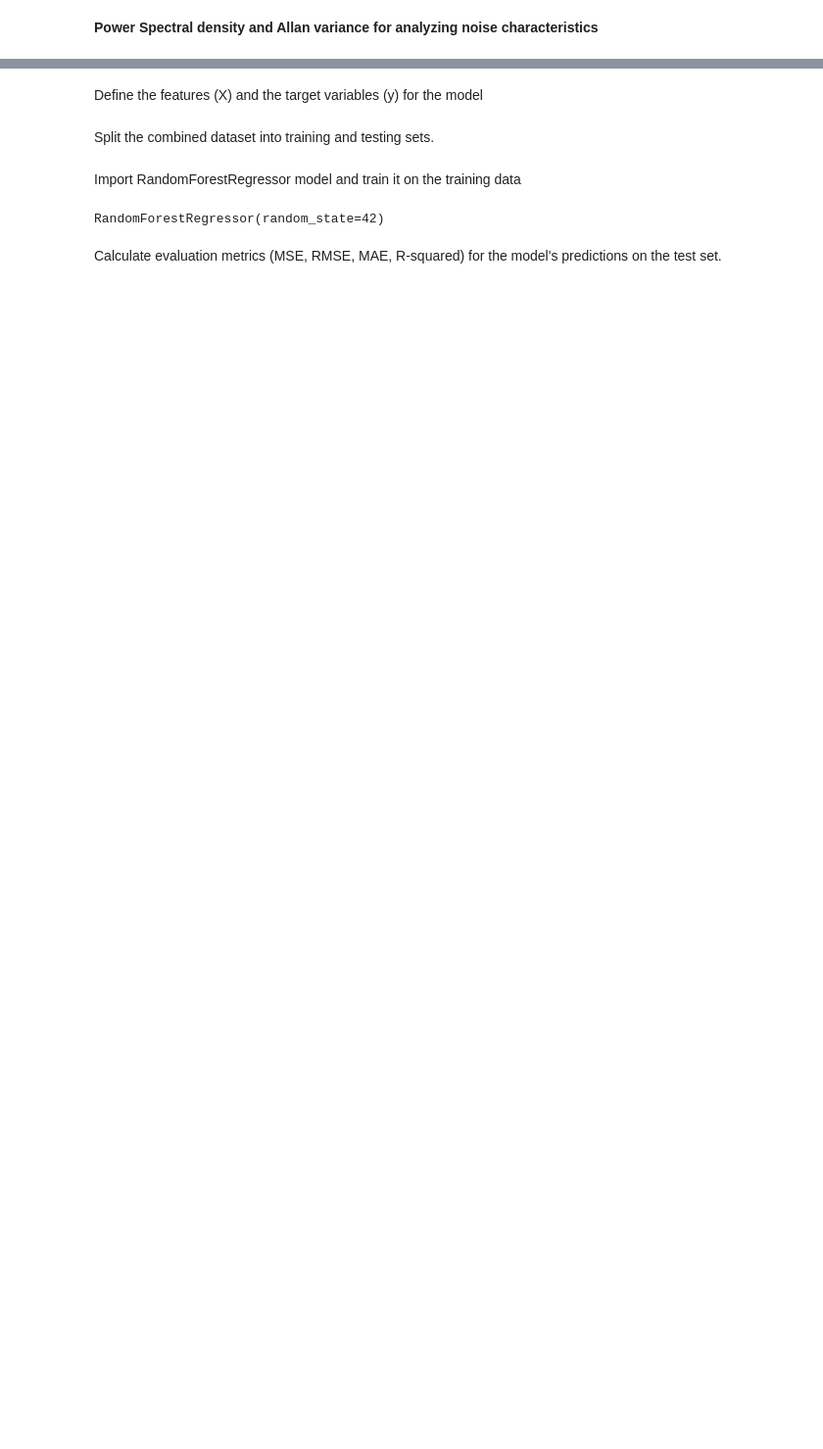
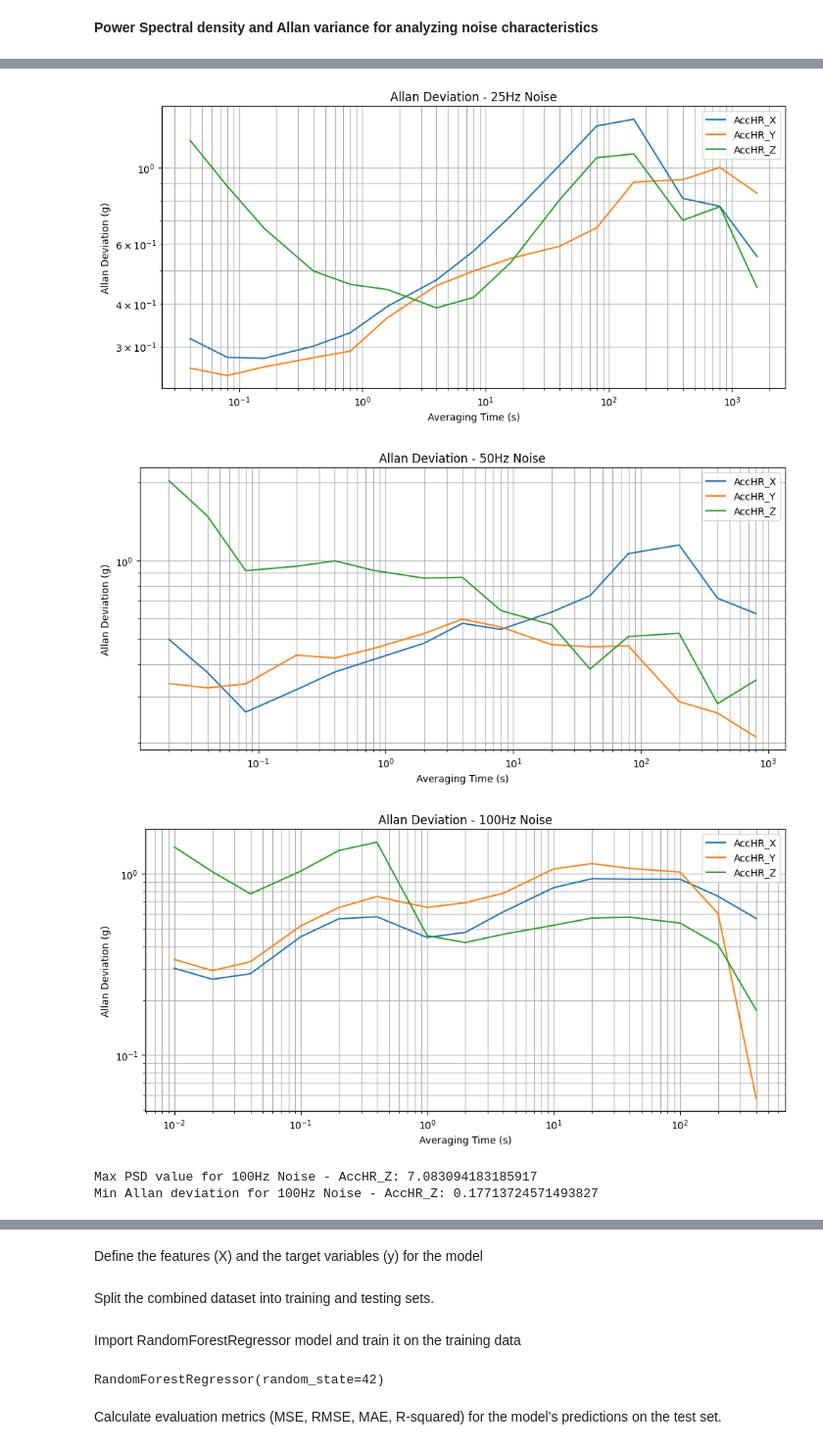
Before and after one commit to Samplergithub769/mtu-xsens-imu-Sensor, a Jupyter notebook: mtu_xsens_imu_Sensor.ipynb, the cells around one changed output, grey strips where cells are left out. Shown at 98% size. Cells and saved outputs as stored; diff of their text form; code cells hidden in the pictures; blank space fills up the shorter version.

```diff
--- a/mtu_xsens_imu_Sensor.ipynb
+++ b/mtu_xsens_imu_Sensor.ipynb
@@ -443,0 +220,35 @@ dtype: int64
+# %%
+import allantools
+# Function to compute Allan deviation
+def compute_allan_variance(data, rate_hz):
+    # Convert to numpy array and remove NaNs
+    data = np.array(data.dropna())
+
+    # Calculate Allan deviation
+    taus, adevs, _, _ = allantools.oadev(data, rate=rate_hz, data_type='freq', taus='decade')
+    return taus, adevs
+
+# Plot Allan deviation for each noisy dataset
+for label, (df, fs) in datasets.items():
+    plt.figure(figsize=(10, 5))
+    for col in acc_cols:
+        taus, adev = compute_allan_variance(df[col], fs)
+        plt.loglog(taus, adev, label=col)
+
+    plt.title(f'Allan Deviation - {label}')
+    plt.xlabel('Averaging Time (s)')
+    plt.ylabel('Allan Deviation (g)')
+    plt.grid(True, which='both')
+    plt.legend()
+    plt.tight_layout()
+    plt.show()
+# %% [output]
+[figure, added]
+[figure, added]
+[figure, added]
+# %%
+print(f"Max PSD value for {label} - {col}: {np.max(Pxx)}")
+print(f"Min Allan deviation for {label} - {col}: {np.min(adev)}")
+# %% [output]
+Max PSD value for 100Hz Noise - AccHR_Z: 7.083094183185917
+Min Allan deviation for 100Hz Noise - AccHR_Z: 0.17713724571493827
```
Also changed, not shown: parts of 32 cells of this notebook.
